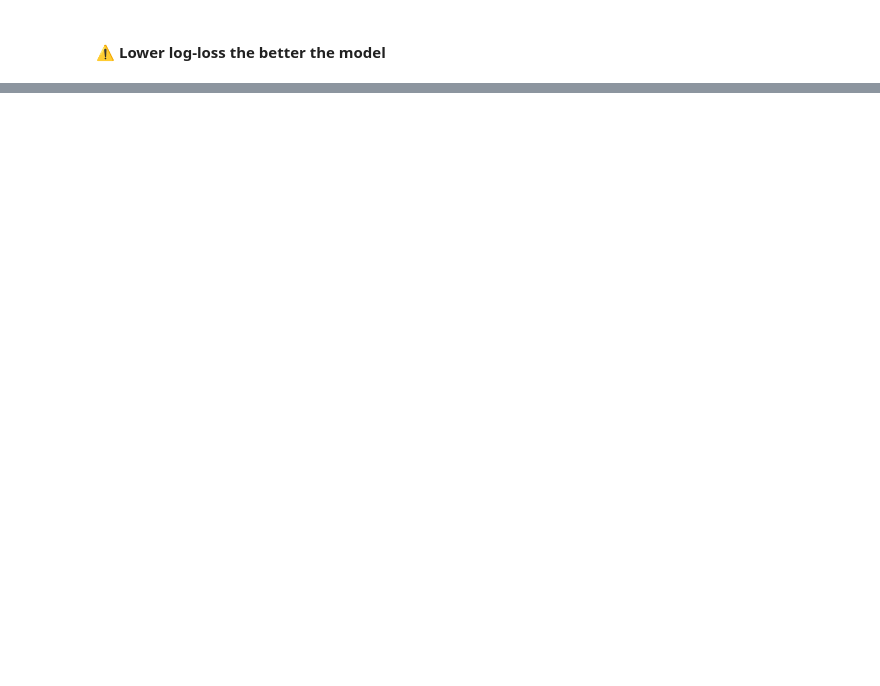
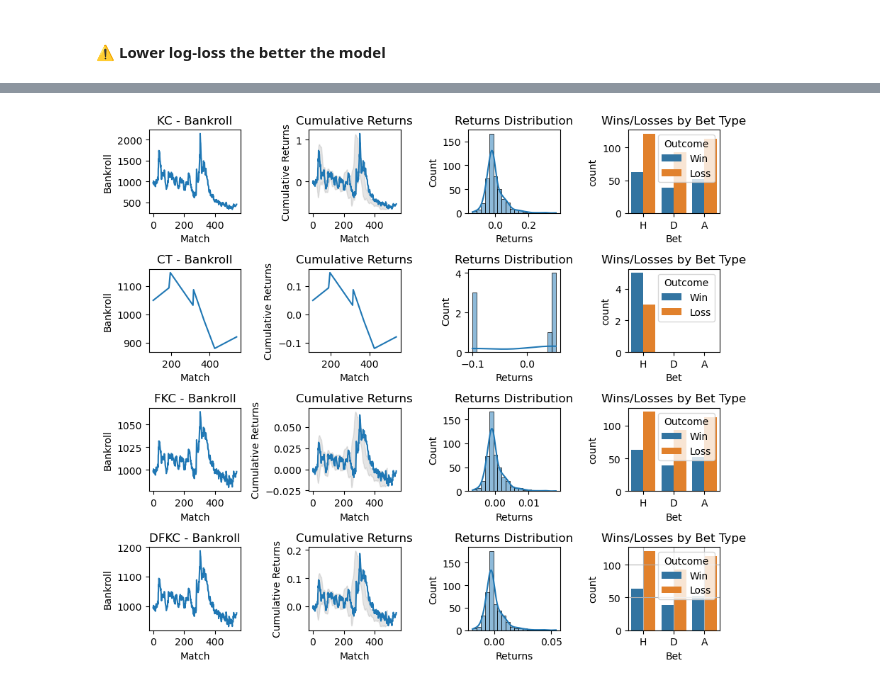
Before and after one commit to cabeywic/football-ml-betting, a Jupyter notebook: notebooks/experiments.ipynb, the cells around one changed output, grey strips where cells are left out. Saved outputs shown, nothing was run; the diff lists cells and outputs as text; code cells hidden in the pictures; blank space fills up the shorter version.

```diff
--- a/notebooks/experiments.ipynb
+++ b/notebooks/experiments.ipynb
@@ -249,20 +271,21 @@ strategy.metric_report()
 import seaborn as sns
 import matplotlib.pyplot as plt
 
-top_5_classifiers = classifier_comparison.top_n_classifiers(5, greater_is_better=False)
+top_5_classifiers = classifier_comparison.top_n_classifiers(3, greater_is_better=False)
 # Initialize a figure for the gridplot
-fig, axs = plt.subplots(len(top_5_classifiers), 5, figsize=(15, 20))
+fig, axs = plt.subplots(len(top_5_classifiers), 4, figsize=(9, 7))
 
 # Run the strategy for each classifier and plot the results
 for i, (name, classifier) in enumerate(top_5_classifiers.items()):
     # Initialize the Kelly Criterion Strategy
     print(f'Running {name}...')
-    strategy = FractionalKellyCriterionStrategy(label_encoder, fraction=0.1)
+    strategy = FixedFractionalStrategy(label_encoder, fraction=0.02)
 
     # Run the strategy
     strategy.run(X_test, y_test, classifier)
     print(f'Starting bankroll: {strategy.initial_bankroll}')
     print(f'Ending bankroll: {strategy.bankroll}')
+    print(strategy.metric_report())
 
     history = strategy.history.copy()
 
@@ -290,7 +313,7 @@ for i, (name, classifier) in enumerate(top_5_classifiers.items()):
     sns.histplot(data=history, x='Returns', bins=20, ax=axs[i][2], kde=True).set_title("Returns Distribution")
     sns.countplot(data=history, x='Bet', hue='Outcome', ax=axs[i][3], order=bet_order, hue_order=outcome_order).set_title("Wins/Losses by Bet Type")
     # sns.scatterplot(data=history, x='Predicted Probability', y='Actual Probability', ax=axs[i][4]).set_title("Predicted vs Actual Probability")
-    sns.lineplot(data=history, x='Match', y='Drawdown', ax=axs[i][4]).set_title(f"Drawdowns")
+    # sns.lineplot(data=history, x='Match', y='Drawdown', ax=axs[i][4]).set_title(f"Drawdowns")
 
 plt.grid(True)
 plt.tight_layout()
@@ -314,0 +363,60 @@ Ending bankroll: 3077.099815897711
+# %%
+import seaborn as sns
+import matplotlib.pyplot as plt
+
+strategies = {
+    "KC": KellyCriterionStrategy(label_encoder),
+    "CT": ConfidenceThresholdStrategy(label_encoder, confidence_threshold=0.675, bet_size=0.1),
+    "FKC": FractionalKellyCriterionStrategy(label_encoder, fraction=0.05),
+    "DFKC": DynamicFractionalKellyCriterionStrategy(label_encoder, min_fraction=0.05, max_fraction=0.15)
+}
+
+
+# Initialize a figure for the gridplot
+fig, axs = plt.subplots(len(strategies), 4, figsize=(9, 8))
+classifier_name = 'Gradient Boosting'
+classifier = grid_search.best_estimator_
+
+# Run the strategy for each classifier and plot the results
+for i, (name, strategy) in enumerate(strategies.items()):
+
+    # Initialize the Kelly Criterion Strategy
+    print(f'Running {name}...')
+
+    # Run the strategy
+    strategy.run(X_test, y_test, classifier)
+    print(f'Starting bankroll: {strategy.initial_bankroll}')
+    print(f'Ending bankroll: {strategy.bankroll}')
+    print(strategy.metric_report())
+
+    history = strategy.history.copy()
+
+    history["Returns"] = strategy.get_historical_returns()
+    history['Cumulative Returns'] = (1 + history["Returns"]).cumprod() - 1
+
+    # Calculate rolling mean and standard deviation
+    history['Cumulative Returns Mean'] = history['Cumulative Returns'].rolling(window=25).mean()
+    history['Cumulative Returns Std'] = history['Cumulative Returns'].rolling(window=25).std()
+
+    # Calculate upper and lower bounds for 95% confidence interval
+    history['Upper Bound'] = history['Cumulative Returns Mean'] + 1.96 * history['Cumulative Returns Std']
+    history['Lower Bound'] = history['Cumulative Returns Mean'] - 1.96 * history['Cumulative Returns Std']
+
+    running_max = np.maximum.accumulate(history['Cumulative Returns'])
+    history['Drawdown'] = running_max - history['Cumulative Returns']
+
+    bet_order = ['H', 'D', 'A']
+    outcome_order = ['Win', 'Loss']
+
+    # Plot the history
+    sns.lineplot(data=history, x='Match', y='Bankroll', ax=axs[i][0]).set_title(f"{name} - Bankroll")
+    sns.lineplot(data=history, x='Match', y='Cumulative Returns', ax=axs[i][1]).set_title("Cumulative Returns")
+    axs[i][1].fill_between(history.index, history['Lower Bound'], history['Upper Bound'], color='gray', alpha=0.2)
+    sns.histplot(data=history, x='Returns', bins=20, ax=axs[i][2], kde=True).set_title("Returns Distribution")
+    sns.countplot(data=history, x='Bet', hue='Outcome', ax=axs[i][3], order=bet_order, hue_order=outcome_order).set_title("Wins/Losses by Bet Type")
+    # sns.scatterplot(data=history, x='Predicted Probability', y='Actual Probability', ax=axs[i][4]).set_title("Predicted vs Actual Probability")
+
+plt.grid(True)
+plt.tight_layout()
+plt.show()
+# %% [output]
@@ -315,3 +439,4 @@ Ending bankroll: 3077.099815897711
+[figure, added]
 # %%
 # from sklearn.model_selection import GridSearchCV
 # from sklearn.ensemble import RandomForestClassifier
```
Also changed, not shown: parts of 22 cells of this notebook, 6 other files.
